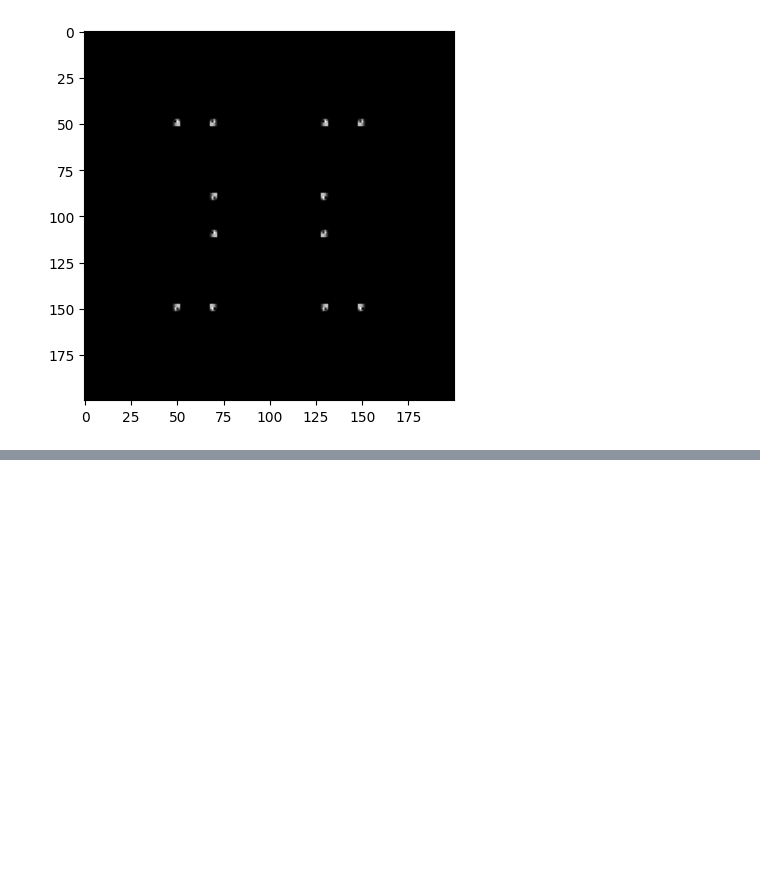
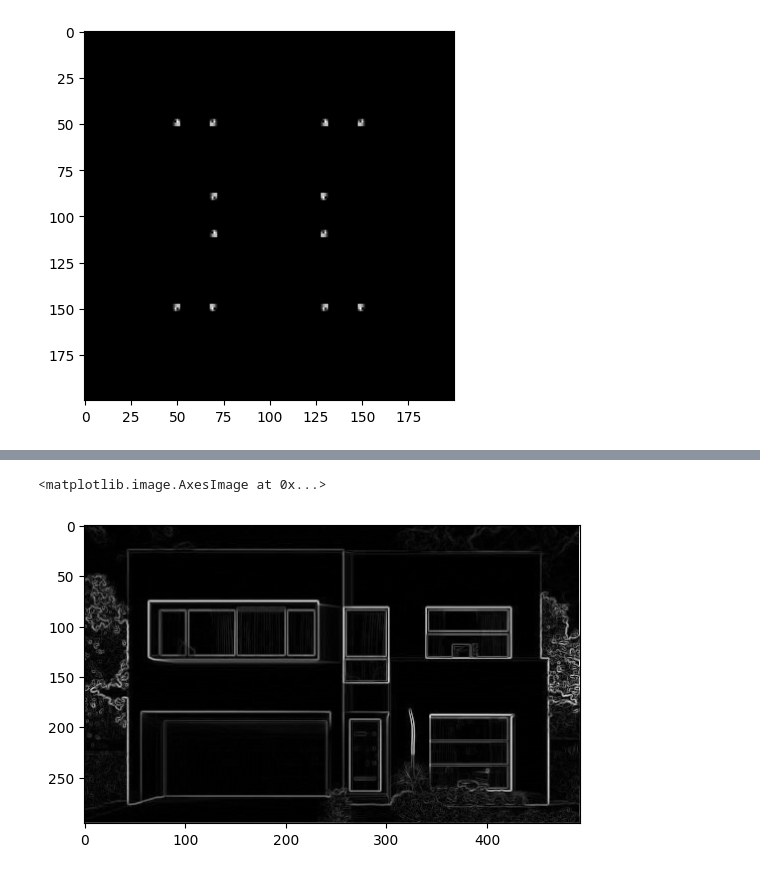
Before and after one commit to aydanlau/gef2023_GenAI, a Jupyter notebook: phase1+2/P2L3 Exercises/exercise_7_Haris_corner_detection.ipynb, the cells around one changed output, grey strips where cells are left out. Saved outputs shown, nothing was run; the diff lists cells and outputs as text; code cells hidden in the pictures; blank space fills up the shorter version.

```diff
--- a/phase1+2/P2L3 Exercises/exercise_7_Haris_corner_detection.ipynb
+++ b/phase1+2/P2L3 Exercises/exercise_7_Haris_corner_detection.ipynb
@@ -87,0 +95,18 @@ plt.imshow(np.abs(H), cmap='gray')
+# %%
+# Sobel detection
+# x-kernel
+sobelx = np.array([[-1, 0, 1],[-2, 0, 2],[-1, 0, 1]])
+
+#y-kernel
+sobely = np.array([[-1, -2, -1],[ 0,  0,  0],[ 1,  2,  1]])
+
+# First derivative Ix
+house_Ix = signal.convolve2d(house_img, sobelx, "same")
+house_Iy = signal.convolve2d(house_img, sobely, "same")
+
+# Find the sobel operator Sobel=sqrt( Ix*Ix + Iy*Iy )
+house_sobel = np.sqrt((house_Ix * house_Ix) + (house_Iy * house_Iy))
+plt.imshow(house_sobel, cmap='gray')
+# %% [output]
+<matplotlib.image.AxesImage at 0x...>
+[figure, added]
```
Also changed, not shown: parts of 2 cells of this notebook.
